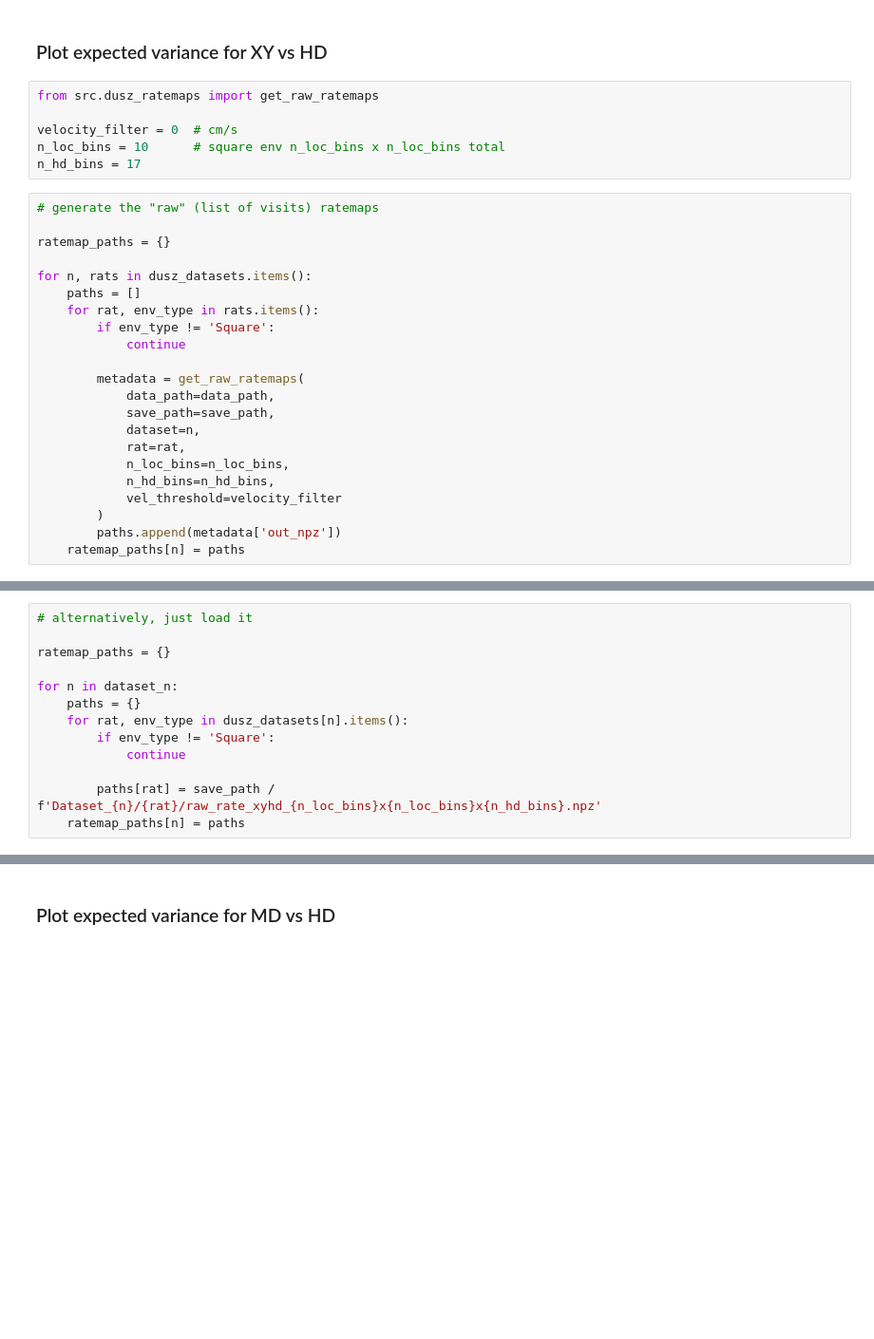
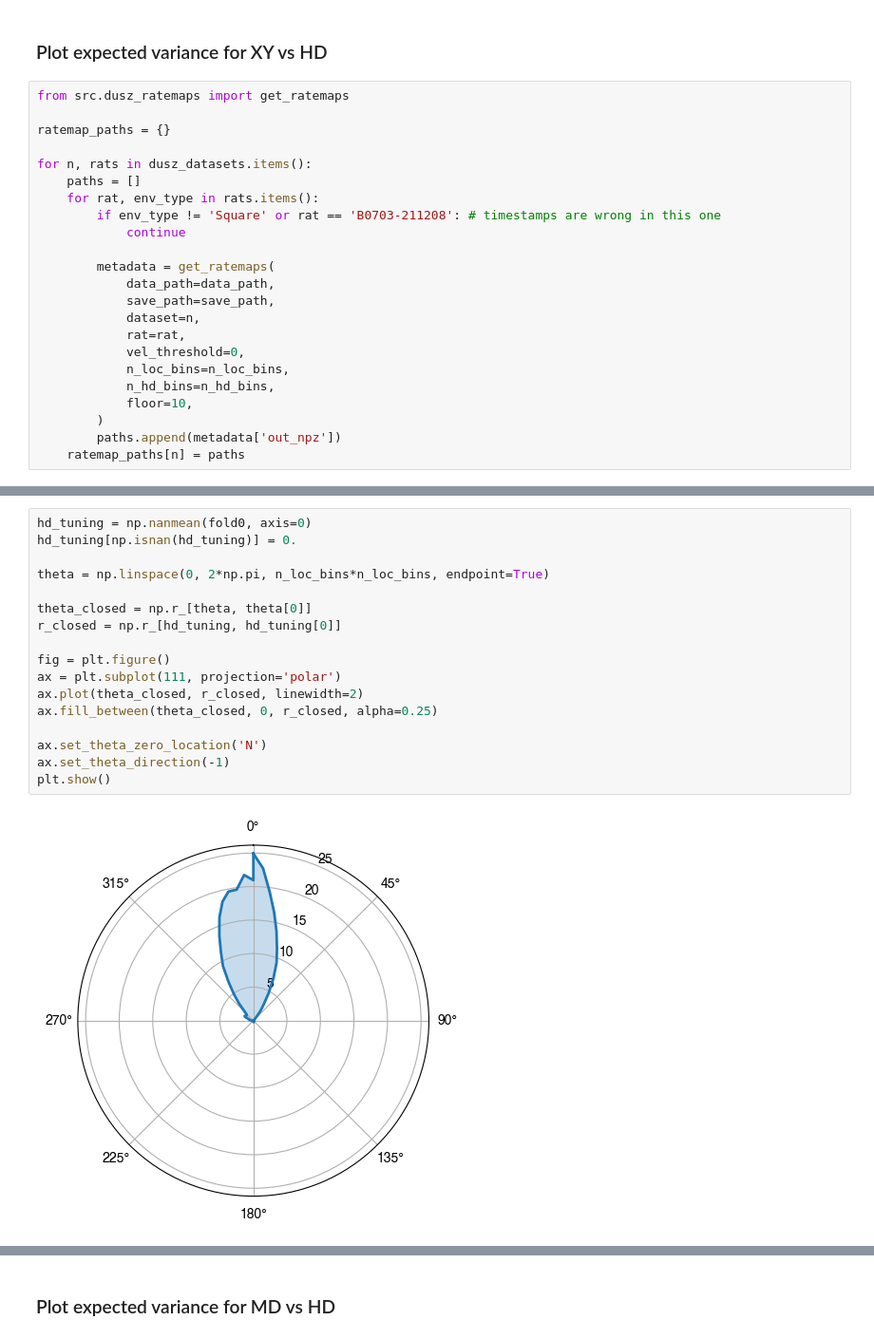
Before and after one commit to mx60s/variance_analysis, a Jupyter notebook: notebooks/bio_neurons.ipynb, the cells around one changed output, grey strips where cells are left out. Shown at 95% size. Cells and saved outputs as stored; diff of their text form; blank space fills up the shorter version.

```diff
--- a/notebooks/bio_neurons.ipynb
+++ b/notebooks/bio_neurons.ipynb
@@ -226,30 +513,25 @@ Actual dataset missing: A1113-180814
 # %% [markdown]
 ### Plot expected variance for XY vs HD
-# %%
-from src.dusz_ratemaps import get_raw_ratemaps
-
-velocity_filter = 0  # cm/s
-n_loc_bins = 10      # square env n_loc_bins x n_loc_bins total
-n_hd_bins = 17
 # %%
-# generate the "raw" (list of visits) ratemaps
+from src.dusz_ratemaps import get_ratemaps
 
 ratemap_paths = {}
 
 for n, rats in dusz_datasets.items():
     paths = []
     for rat, env_type in rats.items():
-        if env_type != 'Square':
+        if env_type != 'Square' or rat == 'B0703-211208': # timestamps are wrong in this one
             continue
 
-        metadata = get_raw_ratemaps(
+        metadata = get_ratemaps(
             data_path=data_path,
             save_path=save_path,
             dataset=n,
             rat=rat,
+            vel_threshold=0,
             n_loc_bins=n_loc_bins,
             n_hd_bins=n_hd_bins,
-            vel_threshold=velocity_filter
+            floor=10,
         )
         paths.append(metadata['out_npz'])
     ratemap_paths[n] = paths
@@ -256,13 +555,0 @@ for n, rats in dusz_datasets.items():
-# %%
-# alternatively, just load it
-
-ratemap_paths = {}
-
-for n in dataset_n:
-    paths = {}
-    for rat, env_type in dusz_datasets[n].items():
-        if env_type != 'Square':
-            continue
-
-        paths[rat] = save_path / f'Dataset_{n}/{rat}/raw_rate_xyhd_{n_loc_bins}x{n_loc_bins}x{n_hd_bins}.npz'
-    ratemap_paths[n] = paths
@@ -350 +614,20 @@ for d in dusz_datasets.keys():
+# %%
+hd_tuning = np.nanmean(fold0, axis=0)
+hd_tuning[np.isnan(hd_tuning)] = 0.
+
+theta = np.linspace(0, 2*np.pi, n_loc_bins*n_loc_bins, endpoint=True)
+
+theta_closed = np.r_[theta, theta[0]]
+r_closed = np.r_[hd_tuning, hd_tuning[0]]
+
+fig = plt.figure()
+ax = plt.subplot(111, projection='polar')
+ax.plot(theta_closed, r_closed, linewidth=2)
+ax.fill_between(theta_closed, 0, r_closed, alpha=0.25)
+
+ax.set_theta_zero_location('N')
+ax.set_theta_direction(-1)
+plt.show()
+# %% [output]
+[figure, added]
 # %%
```
Also changed, not shown: parts of 37 cells of this notebook, 12 other files.
